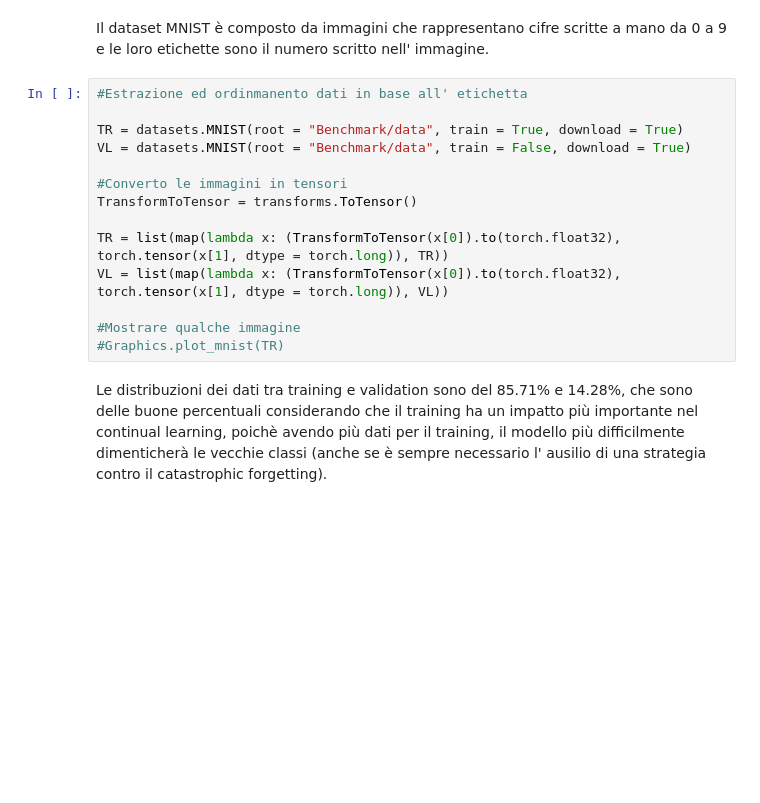
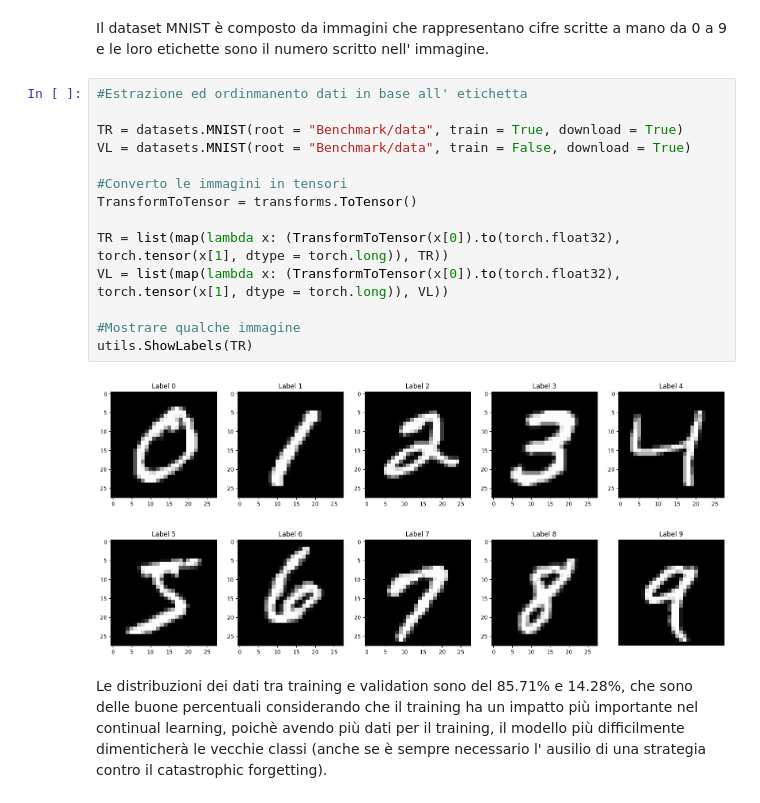
Before and after one commit to Riccardo369/ProjectCL, a Jupyter notebook: Report.ipynb, the cells around one changed output. Saved outputs shown, nothing was run; the diff lists cells and outputs as text; blank space fills up the shorter version.

```diff
--- a/Report.ipynb
+++ b/Report.ipynb
@@ -31,17 +32,20 @@ Il dataset MNIST è composto da immagini che rappresentano cifre scritte a mano
 # %%
 #Estrazione ed ordinmanento dati in base all' etichetta
 
 TR = datasets.MNIST(root = "Benchmark/data", train = True, download = True)
 VL = datasets.MNIST(root = "Benchmark/data", train = False, download = True)
 
 #Converto le immagini in tensori
 TransformToTensor = transforms.ToTensor()
 
 TR = list(map(lambda x: (TransformToTensor(x[0]).to(torch.float32), torch.tensor(x[1], dtype = torch.long)), TR))
 VL = list(map(lambda x: (TransformToTensor(x[0]).to(torch.float32), torch.tensor(x[1], dtype = torch.long)), VL))
 
 #Mostrare qualche immagine
-#Graphics.plot_mnist(TR)
+utils.ShowLabels(TR)
+# %% [output]
+[figure, added]
+[figure, added]
 # %% [markdown]
 Le distribuzioni dei dati tra training e validation sono del 85.71% e 14.28%, che sono delle buone percentuali considerando che il training ha un impatto più importante nel continual learning, poichè avendo più dati per il training, il modello più difficilmente dimenticherà le vecchie classi (anche se è sempre necessario l' ausilio di una strategia contro il catastrophic forgetting).
 # %%
```
Also changed, not shown: parts of 19 cells of this notebook, 3 other files.
